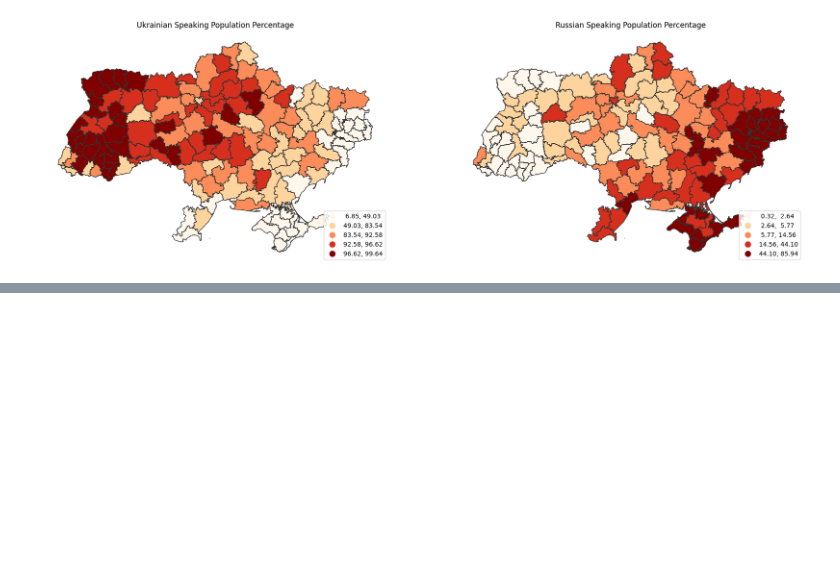
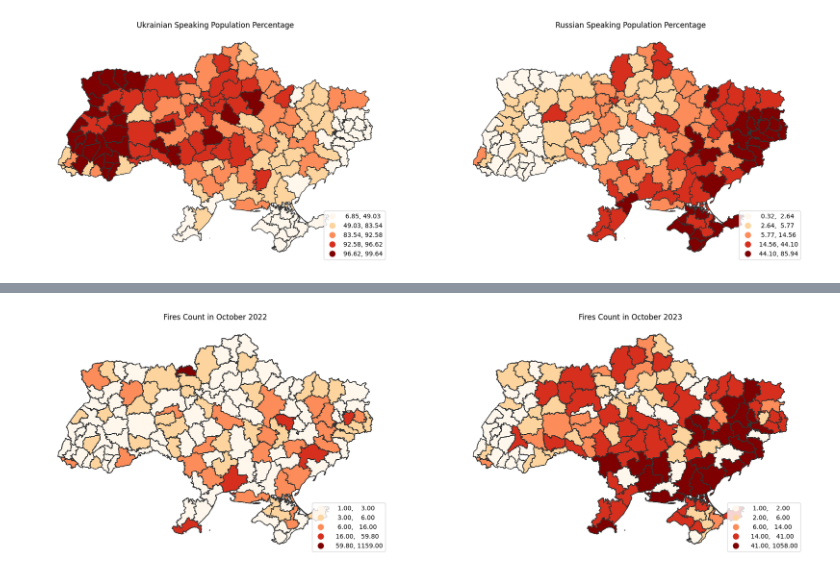
Before and after one commit to fran-janela/georeferenced-information-class, a Jupyter notebook: project/notebooks/project-geo-info.ipynb, the cells around one changed output, grey strips where cells are left out. Cells and saved outputs as stored; diff of their text form; code cells hidden in the pictures; blank space fills up the shorter version.

Commit message:
Grouped FIRMS data by area adm_2

```diff
--- a/project/notebooks/project-geo-info.ipynb
+++ b/project/notebooks/project-geo-info.ipynb
@@ -424,0 +427,18 @@ plt.show()
+# %%
+# Sjoin gdf_firms_all_war within gdf_ukrain_adm_2
+gdf_firms_all_war_area = gpd.sjoin(gdf_firms_all_war, gdf_ukraine_adm_2, how='left', op='within')
+# %%
+# Parse ACQ_DATE to month and year
+gdf_firms_all_war_area['ACQ_DATE'] = pd.to_datetime(gdf_firms_all_war_area['ACQ_DATE'])
+gdf_firms_all_war_area['month'] = gdf_firms_all_war_area['ACQ_DATE'].dt.month
+gdf_firms_all_war_area['year'] = gdf_firms_all_war_area['ACQ_DATE'].dt.year
+# %%
+# groupby ADM2_PCODE, month and year, and reduce by count
+gdf_firms_all_war_area_grouped = gdf_firms_all_war_area.groupby(['ADM2_PCODE', 'month', 'year']).agg({
+    'ACQ_DATE': 'count'
+}).reset_index()
+
+# rename ACQ_DATE to fires_count
+gdf_firms_all_war_area_grouped = gdf_firms_all_war_area_grouped.rename(columns={'ACQ_DATE': 'fires_count'})
+
+gdf_firms_all_war_area_grouped.head()
@@ -424,0 +452,7 @@ plt.show()
+# %%
+# Merge gdf_firms_all_war_area_grouped with gdf_ukraine_adm_2 and name it gdf_ukraine_adm_2_firms_all_war
+gdf_ukraine_adm_2_firms_all_war = pd.merge(gdf_ukraine_adm_2, gdf_firms_all_war_area_grouped, left_on='ADM2_PCODE', right_on='ADM2_PCODE', how='left')
+
+#choose only columns that will be used
+gdf_ukraine_adm_2_firms_all_war = gdf_ukraine_adm_2_firms_all_war[['ADM2_PCODE', 'ADM2_EN', 'ADM2_UA', 'ADM2_RU', 'month', 'year', 'fires_count', 'geometry']]
+gdf_ukraine_adm_2_firms_all_war.head()
@@ -424,0 +466,15 @@ plt.show()
+# %%
+# Plot fires_count in October 2022 and October 2023
+fig, axs = plt.subplots(1, 2, figsize=(22, 11))
+gdf_ukraine_adm_2_firms_all_war[gdf_ukraine_adm_2_firms_all_war['year'] == 2022].plot(ax=axs[0], column='fires_count', scheme='quantiles', cmap='OrRd', missing_kwds={'color': 'lightgrey'}, legend=True, legend_kwds={'loc': 'lower right'}, edgecolor="0.2")
+axs[0].set_title('Fires Count in October 2022')
+axs[0].set_axis_off()
+
+gdf_ukraine_adm_2_firms_all_war[gdf_ukraine_adm_2_firms_all_war['year'] == 2023].plot(ax=axs[1], column='fires_count', scheme='quantiles', cmap='OrRd', missing_kwds={'color': 'lightgrey'}, legend=True, legend_kwds={'loc': 'lower right'}, edgecolor="0.2")
+axs[1].set_title('Fires Count in October 2023')
+axs[1].set_axis_off()
+
+# Exibindo os gráficos
+plt.show()
+# %% [output]
+[figure, added]
```
Also changed, not shown: parts of 3 cells of this notebook.
